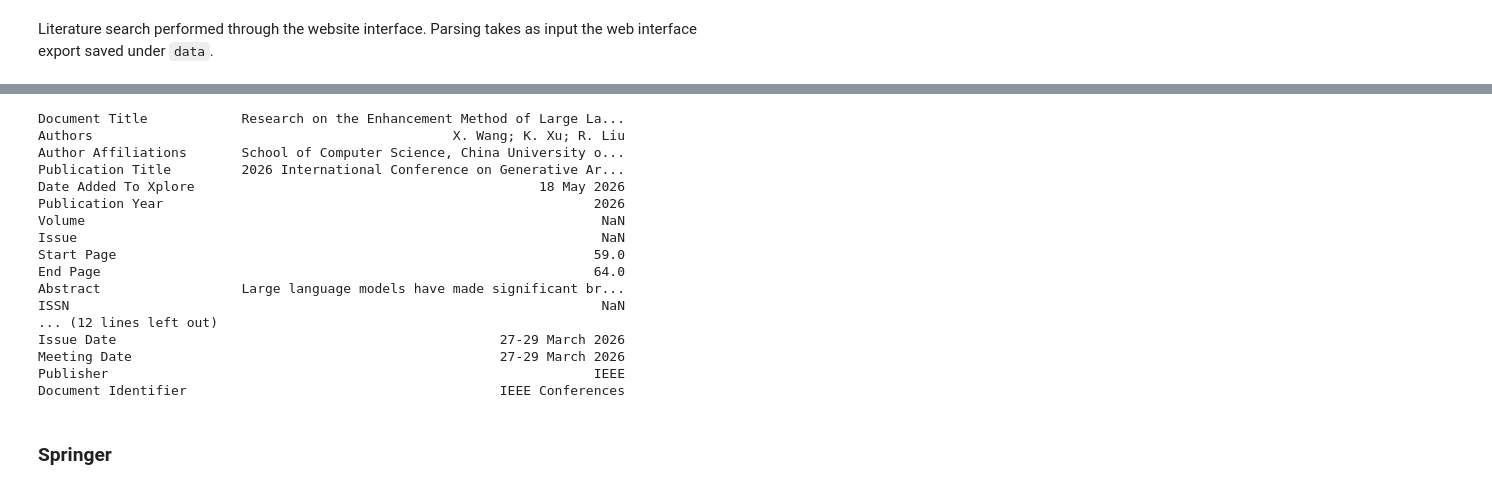
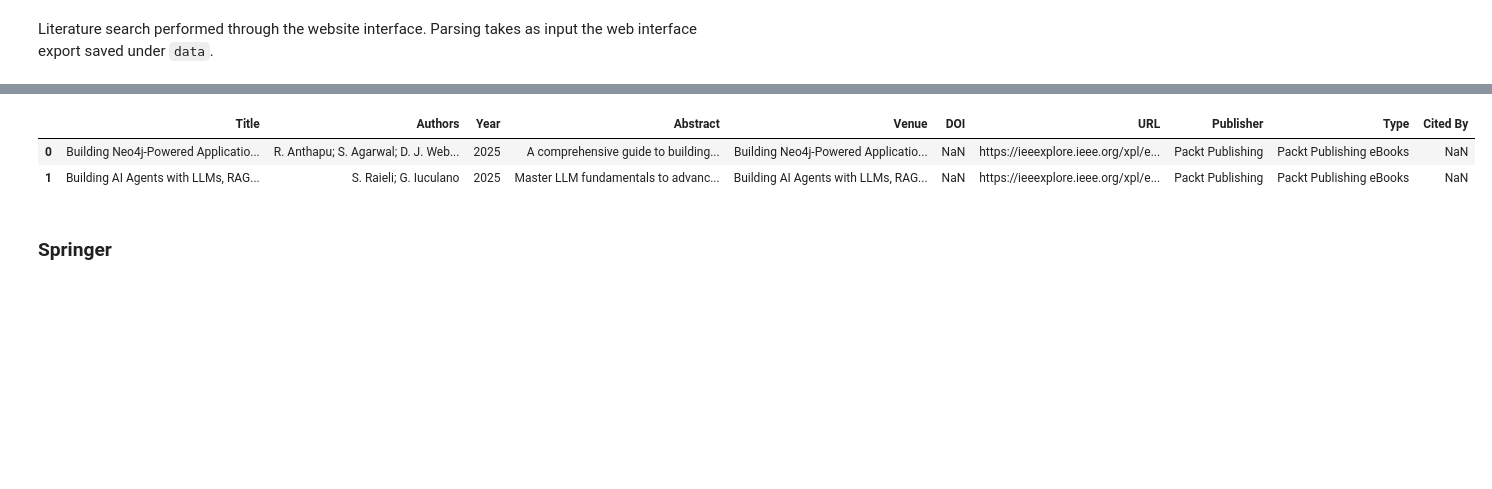
Before and after one commit to dmki-tuwien/Hallucination-KG-Survey, a Jupyter notebook: src/literature_review.ipynb, the cells around one changed output, grey strips where cells are left out. Saved outputs shown, nothing was run; the diff lists cells and outputs as text; code cells hidden in the pictures; blank space fills up the shorter version.

```diff
--- a/src/literature_review.ipynb
+++ b/src/literature_review.ipynb
@@ -357,23 +342,8 @@ Name: count, dtype: int64
-# %%
-#print one row of the dataframe
-print(ieee_df.iloc[15].to_string())
-# %% [output]
-Document Title            Research on the Enhancement Method of Large La...
-Authors                                              X. Wang; K. Xu; R. Liu
-Author Affiliations       School of Computer Science, China University o...
-Publication Title         2026 International Conference on Generative Ar...
-Date Added To Xplore                                            18 May 2026
-Publication Year                                                       2026
-Volume                                                                  NaN
-Issue                                                                   NaN
-Start Page                                                             59.0
-End Page                                                               64.0
-Abstract                  Large language models have made significant br...
-ISSN                                                                    NaN
-... (12 lines left out)
-Issue Date                                                 27-29 March 2026
-Meeting Date                                               27-29 March 2026
-Publisher                                                              IEEE
-Document Identifier                                        IEEE Conferences
+# %%
+ieee_df.head(2)
+# %% [output]
+|  | Title | Authors | Year | Abstract | Venue | DOI | URL | Publisher | Type | Cited By |
+| 0 | Building Neo4j-Powered Applicatio... | R. Anthapu; S. Agarwal; D. J. Web... | 2025 | A comprehensive guide to building... | Building Neo4j-Powered Applicatio... | NaN | https://ieeexplore.ieee.org/xpl/e... | Packt Publishing | Packt Publishing eBooks | NaN |
+| 1 | Building AI Agents with LLMs, RAG... | S. Raieli; G. Iuculano | 2025 | Master LLM fundamentals to advanc... | Building AI Agents with LLMs, RAG... | NaN | https://ieeexplore.ieee.org/xpl/e... | Packt Publishing | Packt Publishing eBooks | NaN |
 # %%
 # Save to pickle
```
Also changed, not shown: parts of 10 cells of this notebook, 3 other files.
